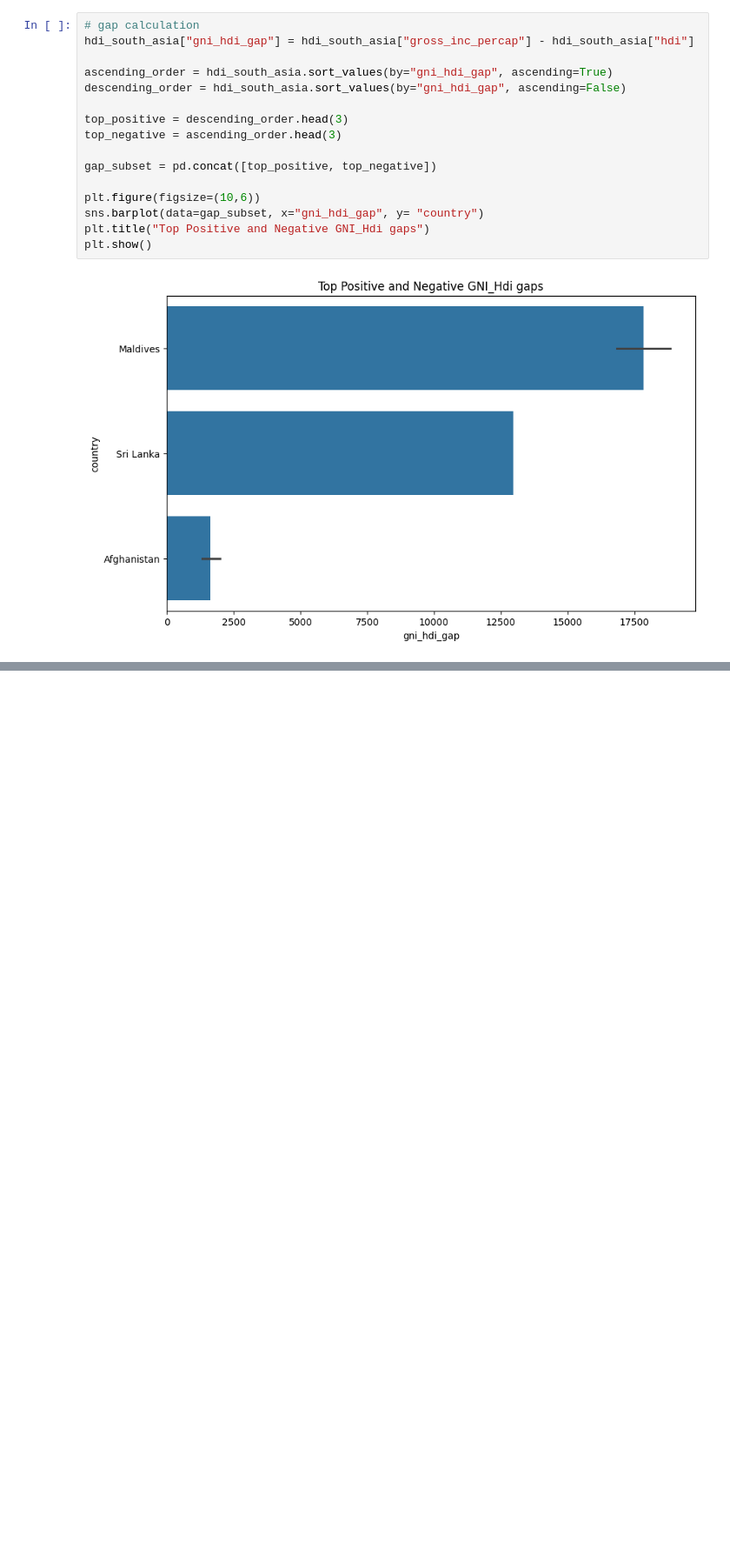
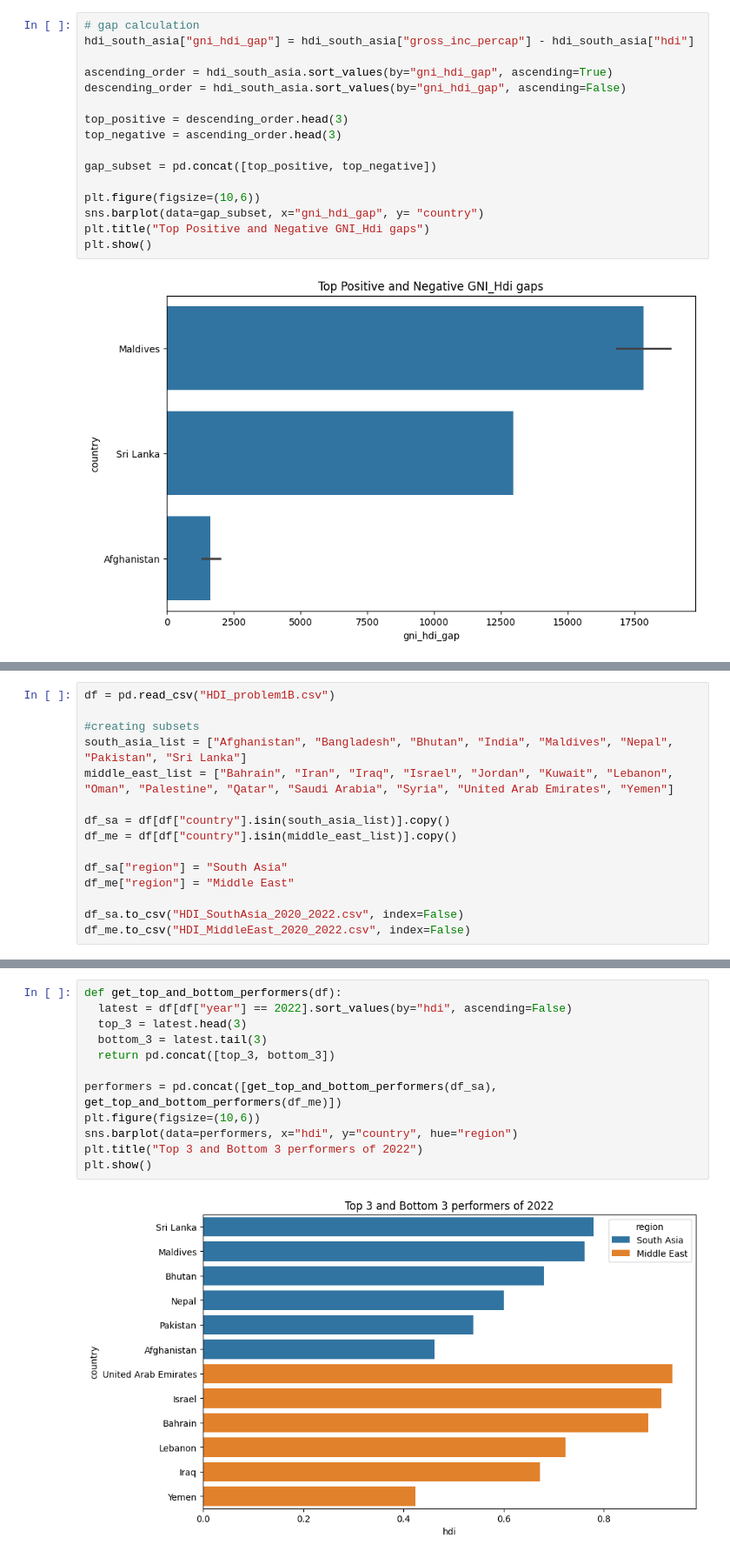
Before and after one commit to Sushantstha2025/AI_worksheet, a Jupyter notebook: 2462001_Sushant_Shrestha.ipynb, the cells around one changed output, grey strips where cells are left out. Shown at 87% size. Saved outputs shown, nothing was run; the diff lists cells and outputs as text; blank space fills up the shorter version.

```diff
--- a/2462001_Sushant_Shrestha.ipynb
+++ b/2462001_Sushant_Shrestha.ipynb
@@ -303,0 +309,15 @@ plt.show()
+# %%
+df = pd.read_csv("HDI_problem1B.csv")
+
+#creating subsets
+south_asia_list = ["Afghanistan", "Bangladesh", "Bhutan", "India", "Maldives", "Nepal", "Pakistan", "Sri Lanka"]
+middle_east_list = ["Bahrain", "Iran", "Iraq", "Israel", "Jordan", "Kuwait", "Lebanon", "Oman", "Palestine", "Qatar", "Saudi Arabia", "Syria", "United Arab Emirates", "Yemen"]
+
+df_sa = df[df["country"].isin(south_asia_list)].copy()
+df_me = df[df["country"].isin(middle_east_list)].copy()
+
+df_sa["region"] = "South Asia"
+df_me["region"] = "Middle East"
+
+df_sa.to_csv("HDI_SouthAsia_2020_2022.csv", index=False)
+df_me.to_csv("HDI_MiddleEast_2020_2022.csv", index=False)
@@ -303,0 +333,14 @@ plt.show()
+# %%
+def get_top_and_bottom_performers(df):
+  latest = df[df["year"] == 2022].sort_values(by="hdi", ascending=False)
+  top_3 = latest.head(3)
+  bottom_3 = latest.tail(3)
+  return pd.concat([top_3, bottom_3])
+
+performers = pd.concat([get_top_and_bottom_performers(df_sa), get_top_and_bottom_performers(df_me)])
+plt.figure(figsize=(10,6))
+sns.barplot(data=performers, x="hdi", y="country", hue="region")
+plt.title("Top 3 and Bottom 3 performers of 2022")
+plt.show()
+# %% [output]
+[figure, added]
```
Also changed, not shown: parts of 4 cells of this notebook.
